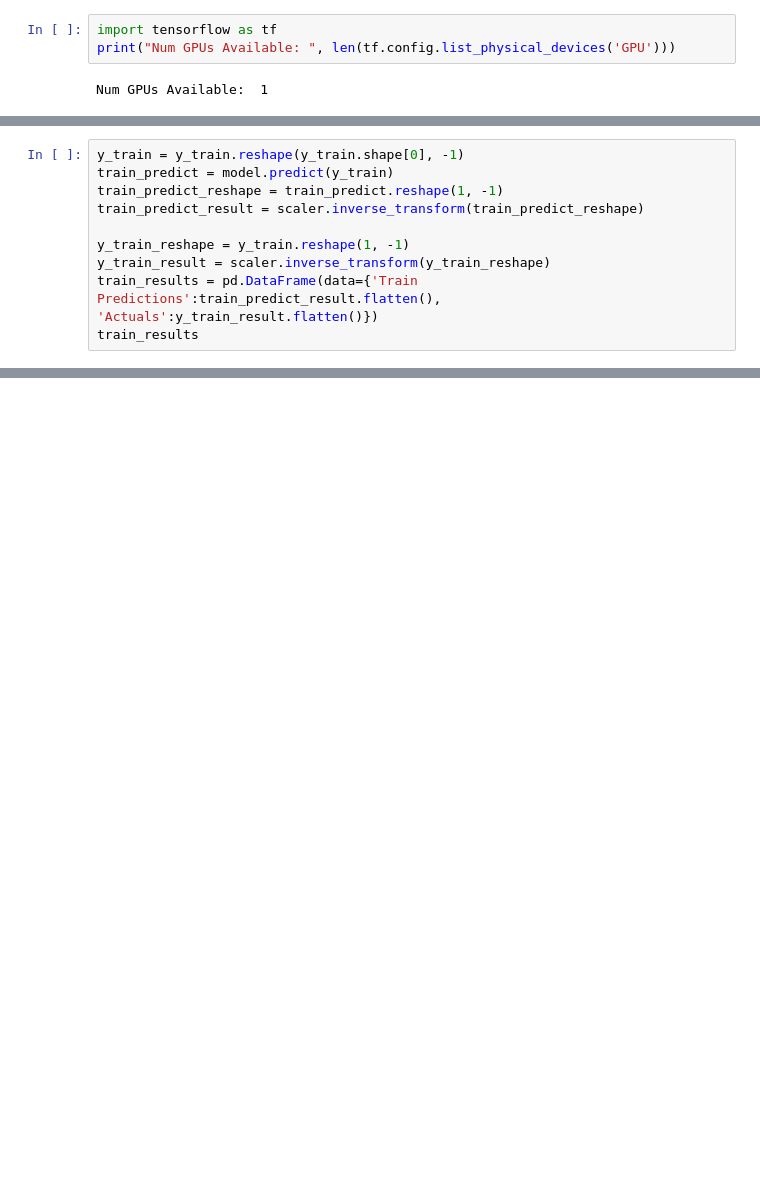
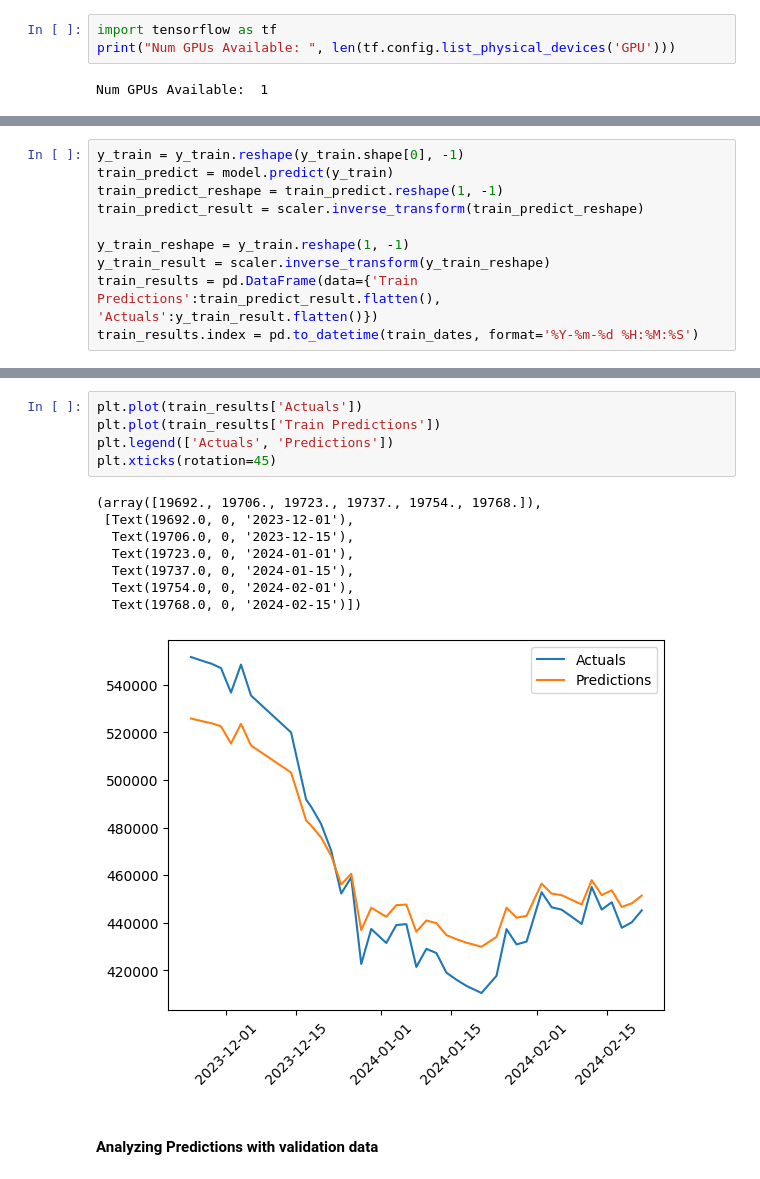
Before and after one commit to kunalmehta14/Learning_ML_Fundamentals, a Jupyter notebook: JupyterNotebooks/LSTM-TimeSeriesData.ipynb, the cells around one changed output, grey strips where cells are left out. Drawn from its saved outputs; the diff is of its cells as text; blank space fills up the shorter version.

```diff
--- a/JupyterNotebooks/LSTM-TimeSeriesData.ipynb
+++ b/JupyterNotebooks/LSTM-TimeSeriesData.ipynb
@@ -187,5 +201,5 @@ train_predict_result = scaler.inverse_transform(train_predict_reshape)
 y_train_reshape = y_train.reshape(1, -1)
 y_train_result = scaler.inverse_transform(y_train_reshape)
 train_results = pd.DataFrame(data={'Train Predictions':train_predict_result.flatten(), 'Actuals':y_train_result.flatten()})
-train_results
+train_results.index = pd.to_datetime(train_dates, format='%Y-%m-%d %H:%M:%S')
 # %% [output]
@@ -210,3 +207,19 @@ train_results
+# %%
+plt.plot(train_results['Actuals'])
+plt.plot(train_results['Train Predictions'])
+plt.legend(['Actuals', 'Predictions'])
+plt.xticks(rotation=45)
+# %% [output]
+(array([19692., 19706., 19723., 19737., 19754., 19768.]),
+ [Text(19692.0, 0, '2023-12-01'),
+  Text(19706.0, 0, '2023-12-15'),
+  Text(19723.0, 0, '2024-01-01'),
+  Text(19737.0, 0, '2024-01-15'),
+  Text(19754.0, 0, '2024-02-01'),
+  Text(19768.0, 0, '2024-02-15')])
+[figure, added]
+# %% [markdown]
+#### Analyzing Predictions with validation data
 # %%
 y_valid = y_valid.reshape(y_valid.shape[0], -1)
 valid_predict = model.predict(y_valid)
```
Also changed, not shown: parts of 35 cells of this notebook, 5 other files.
